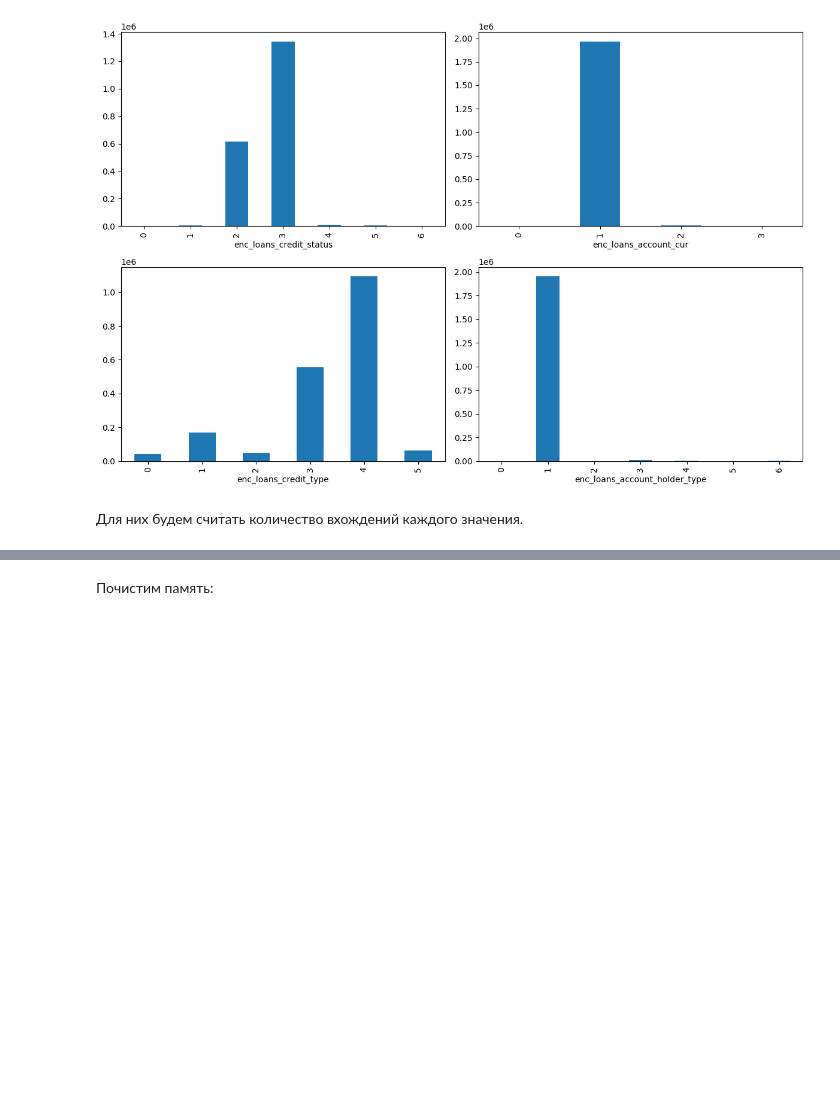
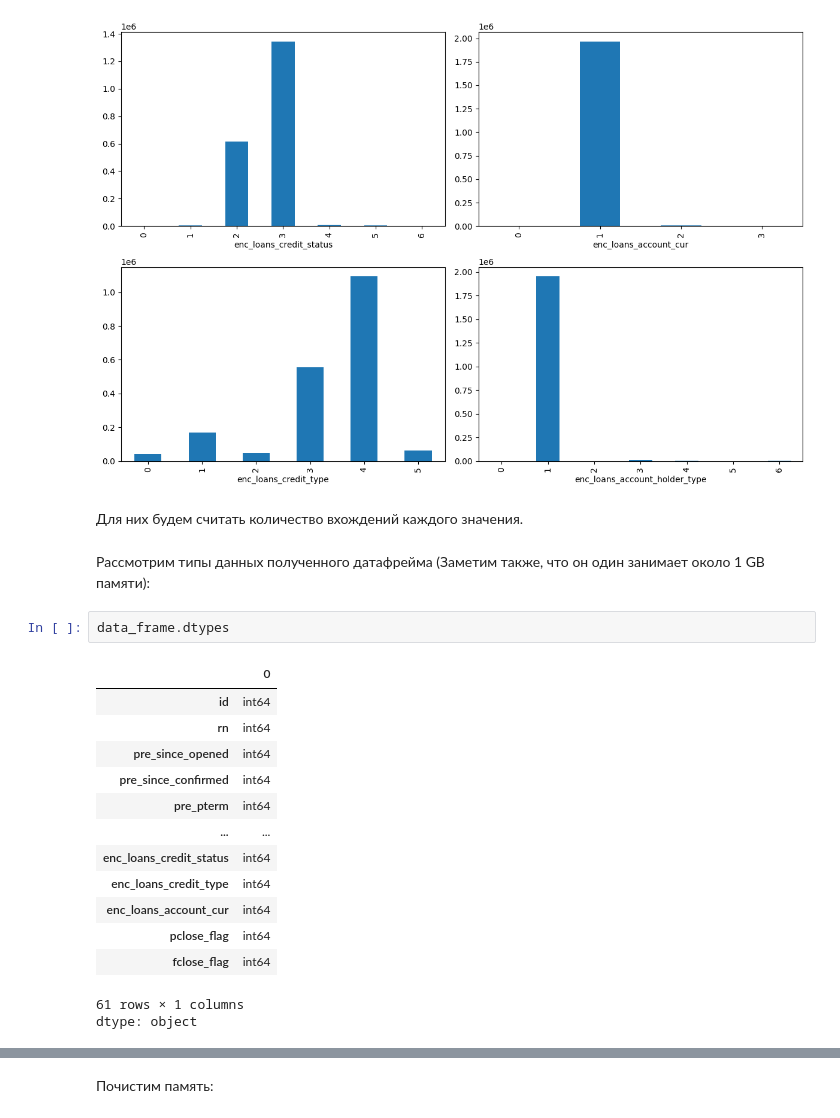
Before and after one commit to CasiCode/credit-scoring, a Jupyter notebook: credit_scoring.ipynb, the cells around one changed output, grey strips where cells are left out. Saved outputs shown, nothing was run; the diff lists cells and outputs as text; blank space fills up the shorter version.

```diff
--- a/credit_scoring.ipynb
+++ b/credit_scoring.ipynb
@@ -295,3 +301,22 @@ plot_feature_hists(cols, 2, 2, (12, 8))
 [figure]
 # %% [markdown]
 Для них будем считать количество вхождений каждого значения.
+# %% [markdown]
+Рассмотрим типы данных полученного датафрейма (Заметим также, что он один занимает около 1 GB памяти):
+# %%
+data_frame.dtypes
+# %% [output]
+|  | 0 |
+| id | int64 |
+| rn | int64 |
+| pre_since_opened | int64 |
+| pre_since_confirmed | int64 |
+| pre_pterm | int64 |
+| ... | ... |
+| enc_loans_credit_status | int64 |
+| enc_loans_credit_type | int64 |
+| enc_loans_account_cur | int64 |
+| pclose_flag | int64 |
+| fclose_flag | int64 |
+61 rows × 1 columns
+dtype: object
```
Also changed, not shown: parts of 42 cells of this notebook.
